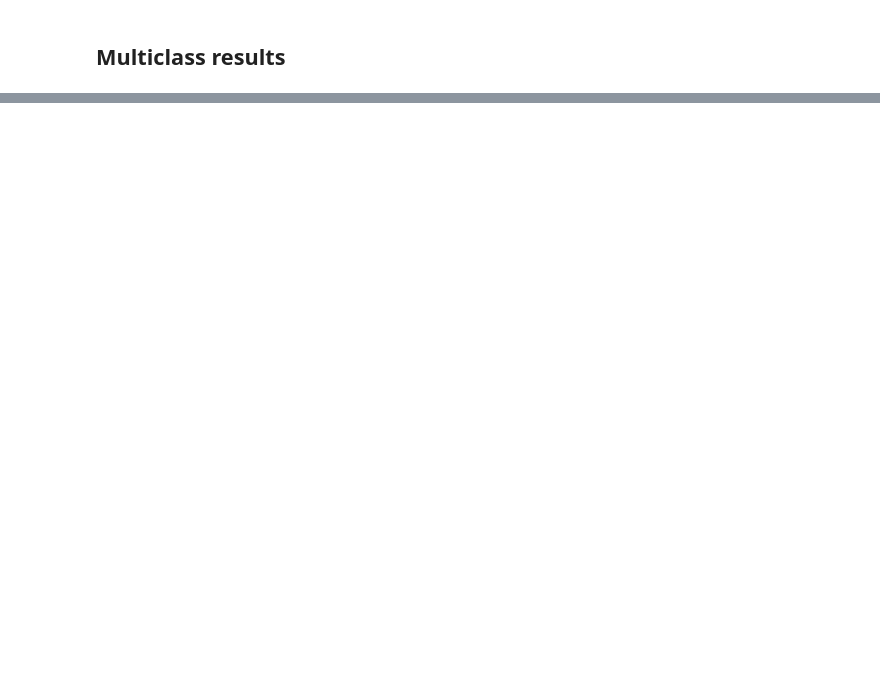
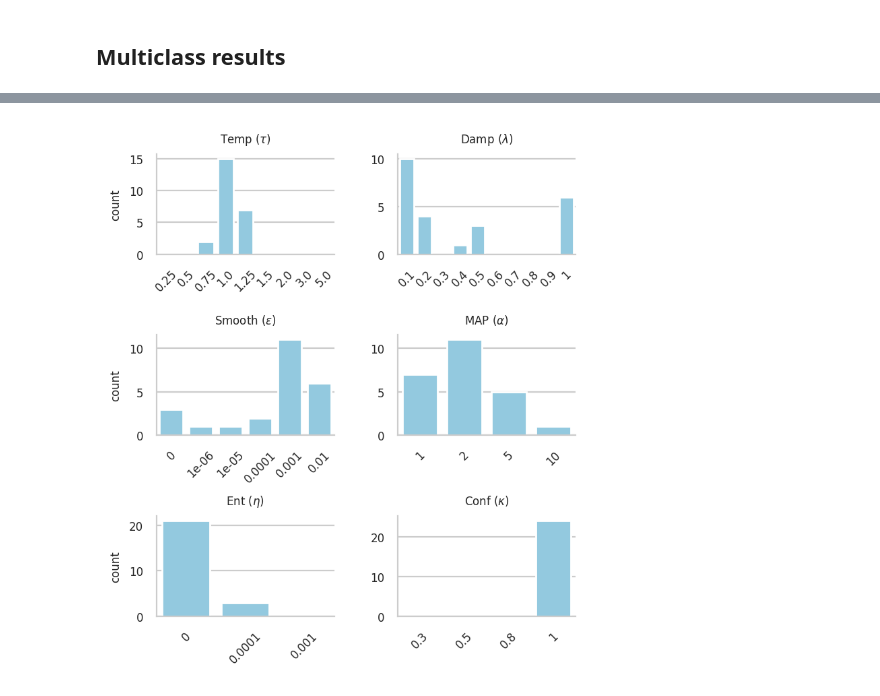
Before and after one commit to pglez82/emq-stabilization, a Jupyter notebook: formatresults.ipynb, the cells around one changed output, grey strips where cells are left out. Drawn from its saved outputs; the diff is of its cells as text; code cells hidden in the pictures; blank space fills up the shorter version.

```diff
--- a/formatresults.ipynb
+++ b/formatresults.ipynb
@@ -421,0 +514,98 @@ plot_win_tie_loss(
+# %%
+import math
+import pandas as pd
+import matplotlib.pyplot as plt
+import seaborn as sns
+
+def hp_count_bars(hp_data, tested_values, display_names=None, ncols=2, figsize=None, fontsize=6):
+    """
+    Plot vertical bar charts for each hyperparameter showing counts of tested values.
+    Args:
+      hp_data: dict {param_name: list_of_values} or list of dicts (per-experiment records)
+      tested_values: dict {param_name: list_of_all_values_you_expected}
+                     (defines x-axis values; missing ones shown with 0 counts)
+      display_names: optional dict {param_name: label_to_display_on_plot}
+                     (use raw strings with mathtext, e.g. r'$\lambda$')
+      ncols: number of columns in the grid
+      figsize: tuple (w, h). If None it is auto-sized.
+      fontsize: base fontsize for titles and ticks
+    """
+    sns.set_style("whitegrid")
+
+    # Normalize hp_data into a DataFrame
+    if isinstance(hp_data, list):
+        df = pd.DataFrame(hp_data)
+    else:  # dict of lists
+        df = pd.DataFrame(dict((k, pd.Series(v)) for k, v in hp_data.items()))
+
+    display_names = display_names or {}
+    params = list(tested_values.keys())
+    n = len(params)
+    nrows = math.ceil(n / ncols)
+
+    if figsize is None:
+        figsize = (2 * ncols, 1.5 * nrows)
+
+    fig, axes = plt.subplots(nrows=nrows, ncols=ncols, figsize=figsize, squeeze=True)
+    axes = axes.flatten()
+
+    for i, param in enumerate(params):
+        ax = axes[i]
+        series = df[param].dropna()
+        observed_counts = series.value_counts()
+
+        # Ensure counts are aligned to the supplied tested_values list (missing -> 0)
+        final_counts = observed_counts.reindex(tested_values[param], fill_value=0)
+
+        # Use string labels so things like 1e-6 appear nicely; keep numeric order from tested_values
+        x_labels = [str(x) for x in tested_values[param]]
+        sns.barplot(x=x_labels, y=final_counts.values, ax=ax, color="skyblue", order=x_labels)
+
+        # title / label (use display_names if provided; mathtext works if you pass e.g. r'$\lambda$')
+        title = display_names.get(param, param)
+        ax.set_title(title, fontsize=fontsize)
+
+        ax.set_xlabel("")
+        # Remove y-label on right-most column to save space
+        if (i % ncols) == (ncols - 1):
+            ax.set_ylabel("")   # no 'count' on the right-most plots
+        else:
+            ax.set_ylabel("count", fontsize=max(fontsize-1, 6))
+
+        ax.tick_params(axis="x", labelrotation=45, labelsize=max(fontsize-1, 6))
+        ax.tick_params(axis="y", labelsize=max(fontsize-1, 6))
+        sns.despine(ax=ax, top=True, right=True)
+
+    # turn off unused axes (if any)
+    for j in range(n, len(axes)):
+        axes[j].axis("off")
+
+    plt.tight_layout()
+    plt.subplots_adjust(hspace=0.8)
+    plt.show()
+
+
+
+# Example usage with 6 hyperparameters
+
+tested_values = {
+    'tau': [0.25, 0.5, 0.75, 1.0, 1.25, 1.5, 2.0, 3.0, 5.0],
+    'lambd': [0.1,0.2,0.3,0.4,0.5,0.6,0.7,0.8,0.9,1],
+    'epsilon_smoothing': [0, 1e-6, 1e-5, 1e-4, 1e-3, 1e-2],
+    'alpha': [1,2,5,10],
+    'eta': [0, 0.0001, 0.001],
+    'kappa': [0.3,0.5,0.8,1]
+}
+
+display_names = {
+    'tau': r'Temp ($\tau$)',
+    'lambd': r'Damp ($\lambda$)',
+    'alpha': r'MAP ($\alpha$)',
+    'epsilon_smoothing': r'Smooth ($\epsilon$)',
+    'kappa': r'Conf ($\kappa$)',
+    'eta': r'Ent ($\eta$)',
+}
+
+hp_count_bars(hyperparam_values, tested_values, display_names=display_names, ncols=2)
+# %% [output]
+[figure, added]
```
Also changed, not shown: parts of 11 cells of this notebook, 5 other files.
